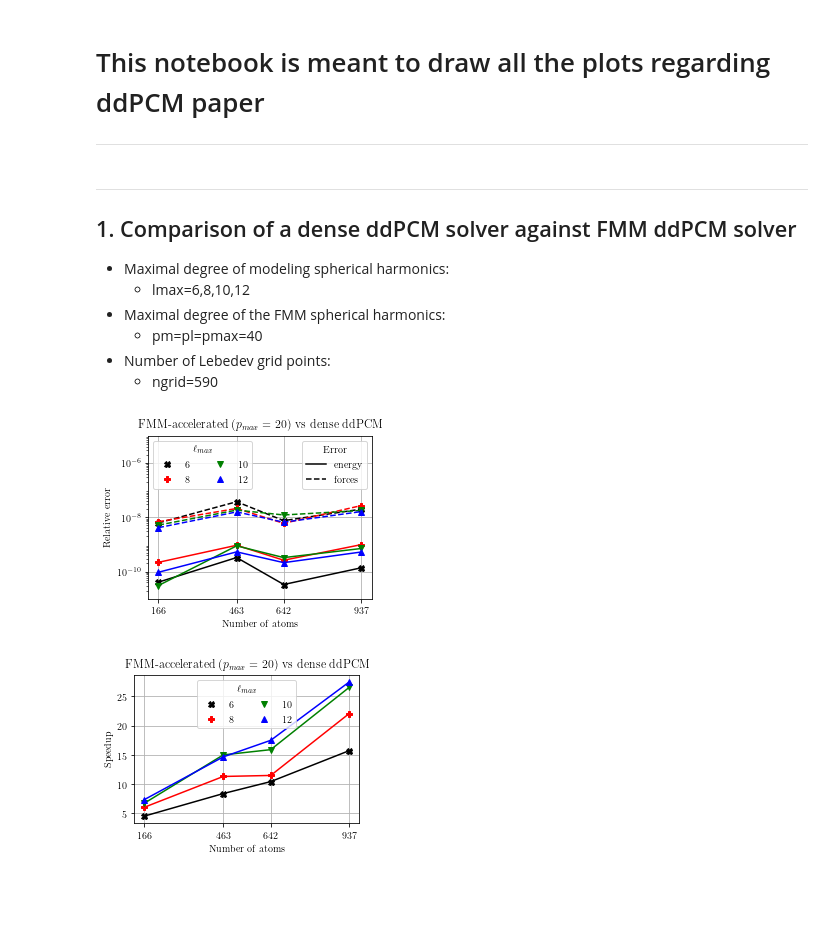
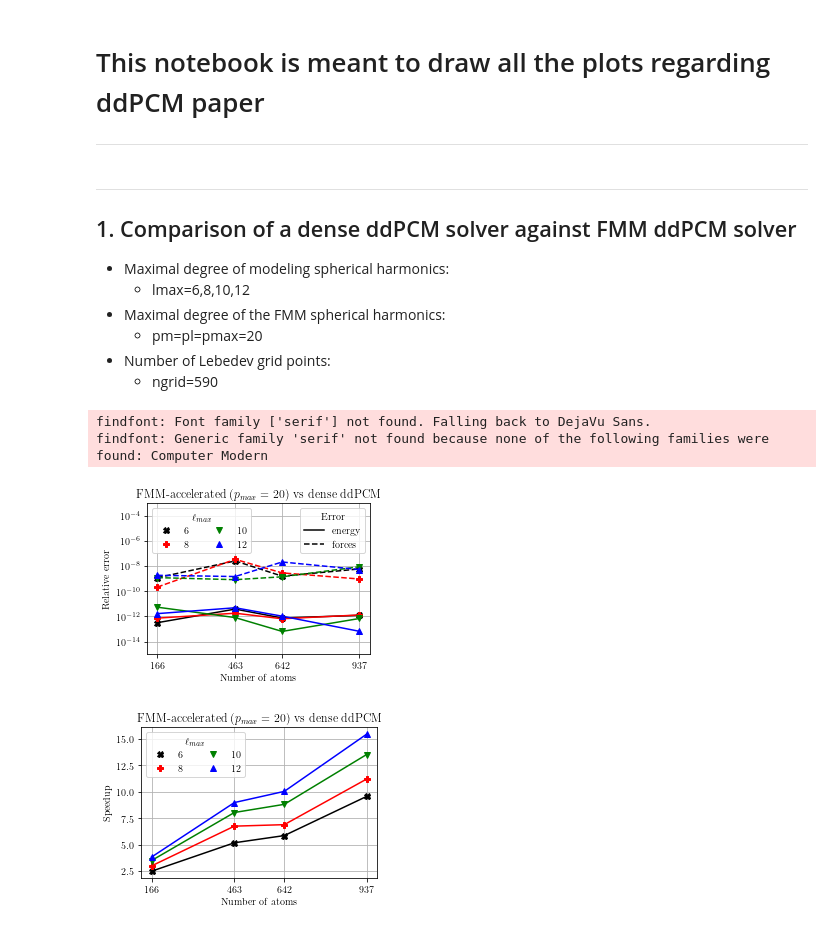
Before and after one commit to ACoM-Computational-Mathematics/2021_ddpcm_fmm, a Jupyter notebook: plots/plots_vdw.ipynb, the cells around one changed output. Drawn from its saved outputs; the diff is of its cells as text; code cells hidden in the pictures; blank space fills up the shorter version.

Commit message:
Update plots_vdw.ipynb with plots

```diff
--- a/plots/plots_vdw.ipynb
+++ b/plots/plots_vdw.ipynb
@@ -7,6 +7,18 @@ import numpy as np
 import matplotlib as mpl
 import matplotlib.pyplot as plt
 from matplotlib.lines import Line2D
+import os
+import re
+
+fmm_dir = "../experiments/previous_runs_vdw/fmm_vs_fmm_vdw"
+large_dir = "../experiments/previous_runs_vdw/large_fmm_vdw"
+dense_dir = "../experiments/previous_runs_vdw/dense_vs_fmm_vdw"
+
+font = {'size': 10,
+       'family': 'serif',
+       'serif': ['Computer Modern']}
+mpl.rc('font', **font)
+mpl.rc('text', usetex=True)
 # %%
 # A function that reads .fmm and .dense output files
 def read_output_file(fname):
@@ -80,15 +92,15 @@ ___
 - Maximal degree of modeling spherical harmonics:
     - lmax=6,8,10,12
 - Maximal degree of the FMM spherical harmonics:
-    - pm=pl=pmax=40
+    - pm=pl=pmax=20
 - Number of Lebedev grid points:
     - ngrid=590
 # %%
-font = {'size'   : 10,
-       'family': 'serif',
-       'serif': ['Computer Modern']}
-mpl.rc('font', **font)
-mpl.rc('text', usetex=True)
+#font = {'size'   : 10,
+#       'family': 'serif',
+#       'serif': ['Computer Modern']}
+#mpl.rc('font', **font)
+#mpl.rc('text', usetex=True)
 
 # Plot dense vs fmm accuracy for lmax=6, 8, 10 and 12
 lmaxs = [6, 8, 10, 12]
@@ -108,54 +120,51 @@ for lmax in lmaxs:
     rel_err_esolv = []
     rel_err_forces = []
     for mol in molecules:
-        fname_fmm = "../experiments/fmm_vs_fmm_vdw/{}.{}.20.fmm".format(mol, lmax)
+        fname_fmm = fmm_dir + "/{}.{}.20.fmm".format(mol, lmax)
+        #fname_fmm = dense_dir + "/{}.{}.fmm".format(mol, lmax)
         #print("Read:", fname_fmm)
         result_fmm = read_output_file(fname_fmm)
-        fname_dense = "../experiments/dense_vs_fmm_vdw/{}.{}.dense".format(mol, lmax)
+        fname_dense = dense_dir + "/{}.{}.dense".format(mol, lmax)
         #print("Read:", fname_dense)
         result_dense = read_output_file(fname_dense)
         rel_err_esolv.append(abs((result_fmm["ddpcm esolv"]-result_dense["ddpcm esolv"]) /
                             result_dense["ddpcm esolv"]))
         rel_err_forces.append(np.linalg.norm(result_fmm["ddpcm forces"]-result_dense["ddpcm forces"]) /
                             np.linalg.norm(result_dense["ddpcm forces"]))
     #print(rel_err_esolv)
     #print(rel_err_forces)
     ax.semilogy(natoms, rel_err_esolv, label="{}".format(lmax),
                 linestyle="-", **styles[lmax])
     ax.semilogy(natoms, rel_err_forces, label="{}".format(lmax),
                 linestyle="dashed", **styles[lmax])
     legend1_handles.append(Line2D([], [], label="{}".format(lmax), linestyle="", **styles[lmax]))
 ax.grid()
 ax.set_xticks(natoms)
 #plt.xticks(fontsize=15)
 #plt.yticks(fontsize=15)
-ax.set_ylim([1e-11, 1e-5])
-ax.set_yticks([1e-6, 1e-8, 1e-10])
+ax.set_ylim([1e-15, 1e-3])
+ax.set_yticks([1e-4, 1e-6, 1e-8, 1e-10, 1e-12, 1e-14])
 ax.set_title("FMM-accelerated ($p_{{max}}=20$) vs dense ddPCM")
 ax.set_xlabel("Number of atoms")
 ax.set_ylabel("Relative error")
 #ax.legend(loc="upper left", ncol=2, fontsize=15).set_title("$\ell_{{max}}$", prop={"size": 15})
 legend1 = plt.legend(handles=legend1_handles, loc="upper left", ncol=2)
 legend1.set_title("$\ell_{{max}}$")
 legend2_handles = [Line2D([], [], linestyle="-", color="black", label="energy"),
                   Line2D([], [], linestyle="dashed", color="black", label="forces")]
 legend2 = plt.legend(handles=legend2_handles, loc="upper right", ncol=1)
 legend2.set_title("Error")
 ax.add_artist(legend1)
-#fig.tight_layout()
-plt.savefig("dense_vs_fmm_sas_error.pdf", bbox_inches='tight')
-#plt.savefig("dense_vs_fmm_vdw_error.pgf")
+fig.tight_layout()
+#plt.savefig("dense_vs_fmm_vdw_error.pdf", bbox_inches='tight')
+plt.savefig("dense_vs_fmm_vdw_error.pgf")#, bbox_inches='tight')
 plt.show()
 plt.close()
 # %% [output]
+findfont: Font family ['serif'] not found. Falling back to DejaVu Sans.
+findfont: Generic family 'serif' not found because none of the following families were found: Computer Modern
-[figure, old version]
+[figure, new version]
 # %%
-font = {'size'   : 10,
-       'family': 'serif',
-       'serif': ['Computer Modern']}
-mpl.rc('font', **font)
-mpl.rc('text', usetex=True)
-
 # Plot dense vs fmm time for lmax=6, 8, 10 and 12
 lmaxs = [6, 8, 10, 12]
 # List output molecules in a proper order (increasing number of atoms)
@@ -172,10 +181,10 @@ legend1_handles = []
 for lmax in lmaxs:
     speedup = []
     for mol in molecules:
-        fname_fmm = "../experiments/fmm_vs_fmm_vdw/{}.{}.20.fmm".format(mol, lmax)
+        fname_fmm = fmm_dir + "/{}.{}.20.fmm".format(mol, lmax)
         #print("Read:", fname_fmm)
         result_fmm = read_output_file(fname_fmm)
-        fname_dense = "../experiments/dense_vs_fmm_vdw/{}.{}.dense".format(mol, lmax)
+        fname_dense = dense_dir + "/{}.{}.dense".format(mol, lmax)
         #print("Read:", fname_dense)
         result_dense = read_output_file(fname_dense)
         speedup.append(result_dense["ddpcm time"] / result_fmm["ddpcm time"])
@@ -188,12 +197,12 @@ ax.set_title("FMM-accelerated ($p_{{max}}=20$) vs dense ddPCM")
 ax.set_xlabel("Number of atoms")
 ax.set_ylabel("Speedup")
 #ax.legend(loc="upper left", ncol=2)
-legend1 = plt.legend(handles=legend1_handles, loc="upper center", ncol=2)
+legend1 = plt.legend(handles=legend1_handles, loc="upper left", ncol=2)
 legend1.set_title("$\ell_{{max}}$")
 fig.tight_layout()
-#plt.savefig("dense_vs_fmm_sas_speedup.pdf")
-plt.savefig("dense_vs_fmm_vdw_speedup.pdf", bbox_inches='tight')
+#plt.savefig("dense_vs_fmm_vdw_speedup.pdf")
+plt.savefig("dense_vs_fmm_vdw_speedup.pgf")#, bbox_inches='tight')
 plt.show()
 plt.close()
 # %% [output]
-[figure, old version]
+[figure, new version]
```
Also changed, not shown: parts of 13 cells of this notebook.
